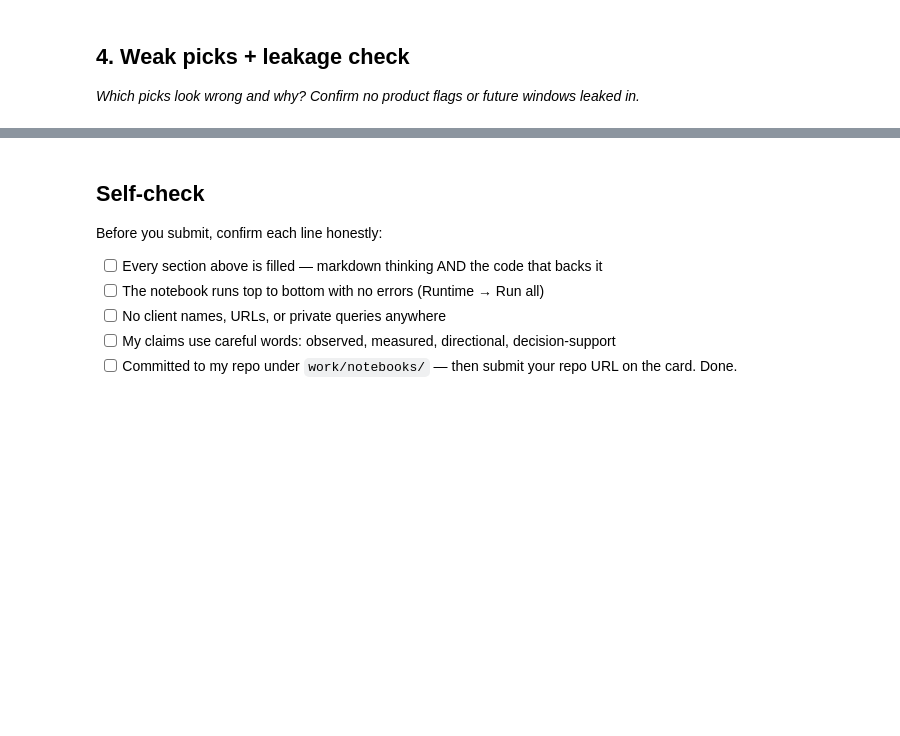
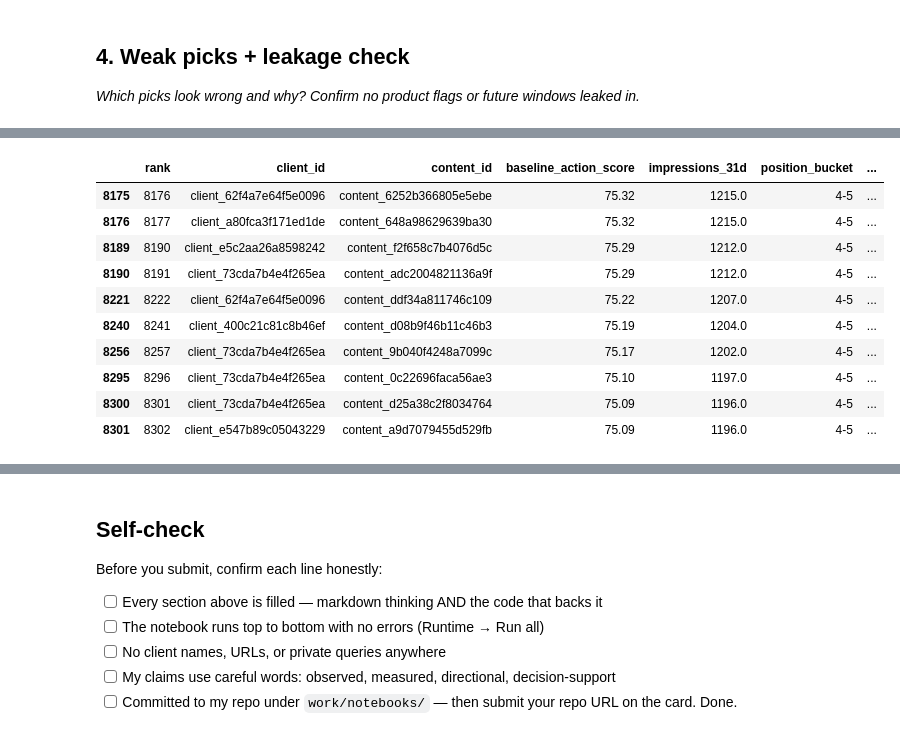
Before and after one commit to Mohidraheel/Machine-Learning-Practice, a Jupyter notebook: work/notebooks/w04_baseline_score.ipynb, the cells around one changed output, grey strips where cells are left out. Saved outputs shown, nothing was run; the diff lists cells and outputs as text; code cells hidden in the pictures; blank space fills up the shorter version.

```diff
--- a/work/notebooks/w04_baseline_score.ipynb
+++ b/work/notebooks/w04_baseline_score.ipynb
@@ -8,0 +31,17 @@ This skeleton is yours to fill. Work the sections **in order** — each one has
+# %%
+import os
+import json
+from pathlib import Path
+
+import duckdb
+import numpy as np
+import pandas as pd
+
+from google.colab import userdata
+from huggingface_hub import login
+from IPython.display import display
+
+pd.set_option("display.max_columns", 100)
+pd.set_option("display.max_colwidth", 200)
+
+print("Libraries loaded.")
@@ -24,0 +742,66 @@ This skeleton is yours to fill. Work the sections **in order** — each one has
+# %%
+weak_picks = queue[
+    (queue["volume_percentile"] < 0.60)
+    | (queue["ctr_gap_percentile"] < 0.60)
+].head(10).copy()
+
+weak_picks["actual_ctr_pct"] = (
+    weak_picks["ctr_31d"] * 100
+).round(2)
+
+weak_picks["expected_ctr_pct"] = (
+    weak_picks["expected_ctr"] * 100
+).round(2)
+
+
+def weak_reason(row):
+    reasons = []
+
+    if row["volume_percentile"] < 0.60:
+        reasons.append("impression opportunity is below the 60th percentile")
+
+    if row["ctr_gap_percentile"] < 0.60:
+        reasons.append("CTR gap is below the 60th percentile")
+
+    return "; ".join(reasons)
+
+
+weak_picks["why_it_looks_weak"] = weak_picks.apply(
+    weak_reason,
+    axis=1,
+)
+
+weak_picks["what_to_check"] = (
+    "Check search intent, SERP features, bucket fit, page freshness, "
+    "and whether a small change in clicks would remove the observed gap."
+)
+
+display(
+    weak_picks[
+        [
+            "rank",
+            "client_id",
+            "content_id",
+            "baseline_action_score",
+            "impressions_31d",
+            "position_bucket",
+            "actual_ctr_pct",
+            "expected_ctr_pct",
+            "ctr_gap_pct_points",
+            "why_it_looks_weak",
+            "what_to_check",
+        ]
+    ]
+)
+# %% [output]
+|  | rank | client_id | content_id | baseline_action_score | impressions_31d | position_bucket | ... |
+| 8175 | 8176 | client_62f4a7e64f5e0096 | content_6252b366805e5ebe | 75.32 | 1215.0 | 4-5 | ... |
+| 8176 | 8177 | client_a80fca3f171ed1de | content_648a98629639ba30 | 75.32 | 1215.0 | 4-5 | ... |
+| 8189 | 8190 | client_e5c2aa26a8598242 | content_f2f658c7b4076d5c | 75.29 | 1212.0 | 4-5 | ... |
+| 8190 | 8191 | client_73cda7b4e4f265ea | content_adc2004821136a9f | 75.29 | 1212.0 | 4-5 | ... |
+| 8221 | 8222 | client_62f4a7e64f5e0096 | content_ddf34a811746c109 | 75.22 | 1207.0 | 4-5 | ... |
+| 8240 | 8241 | client_400c21c81c8b46ef | content_d08b9f46b11c46b3 | 75.19 | 1204.0 | 4-5 | ... |
+| 8256 | 8257 | client_73cda7b4e4f265ea | content_9b040f4248a7099c | 75.17 | 1202.0 | 4-5 | ... |
+| 8295 | 8296 | client_73cda7b4e4f265ea | content_0c22696faca56ae3 | 75.10 | 1197.0 | 4-5 | ... |
+| 8300 | 8301 | client_73cda7b4e4f265ea | content_d25a38c2f8034764 | 75.09 | 1196.0 | 4-5 | ... |
+| 8301 | 8302 | client_e547b89c05043229 | content_a9d7079455d529fb | 75.09 | 1196.0 | 4-5 | ... |
```
Also changed, not shown: parts of 24 cells of this notebook.
